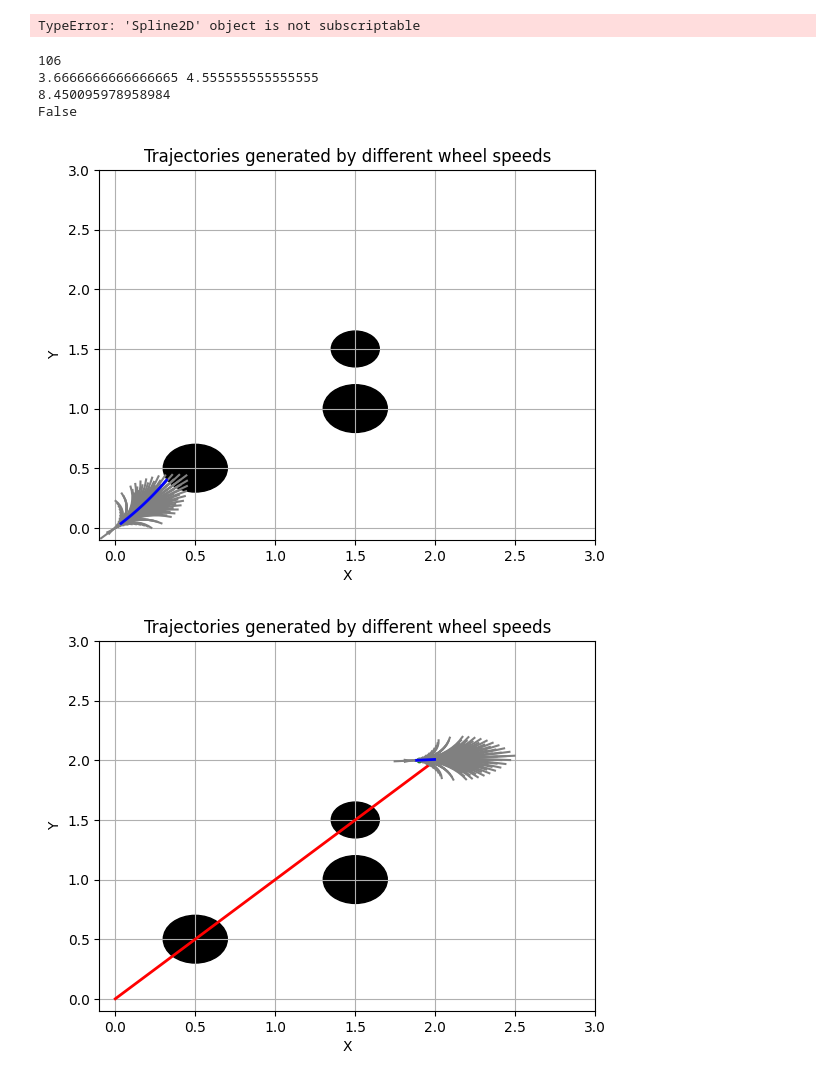
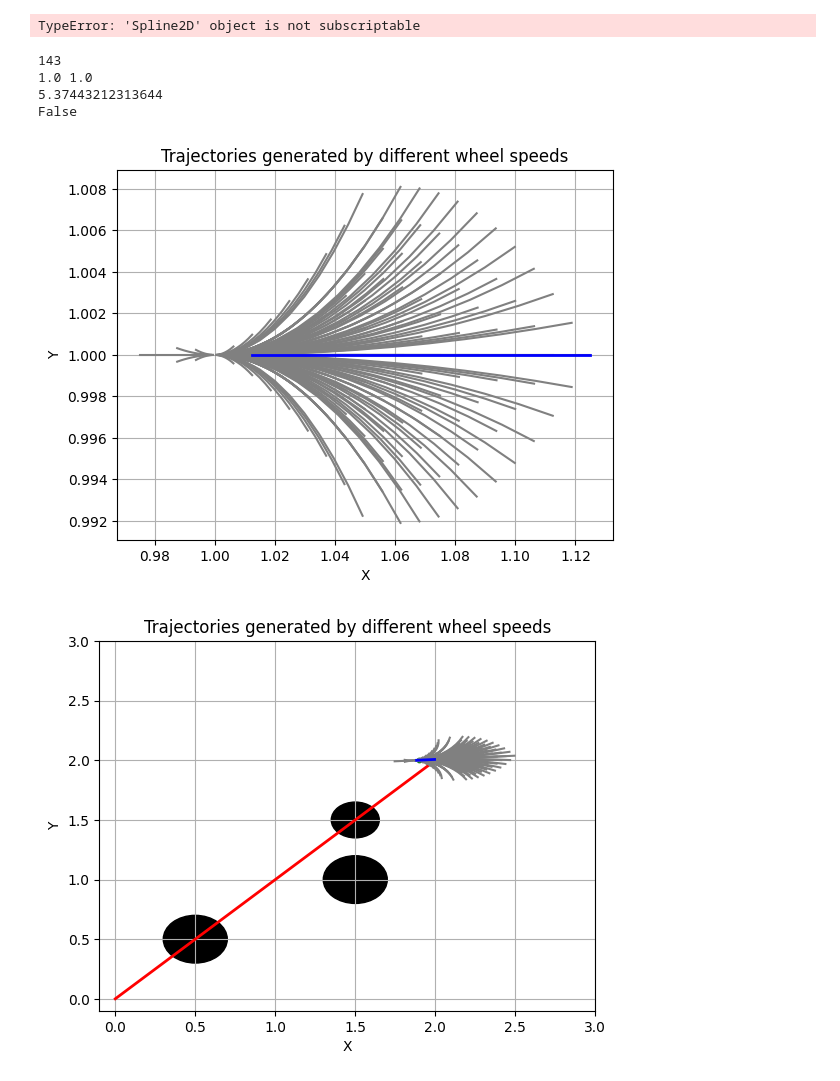
Before and after one commit to SpartanTan/RL-everything, a Jupyter notebook: torh_tutorial/lattic_planner.ipynb, the cells around one changed output. Cells and saved outputs as stored; diff of their text form; code cells hidden in the pictures.

```diff
--- a/torh_tutorial/lattic_planner.ipynb
+++ b/torh_tutorial/lattic_planner.ipynb
@@ -982,7 +982,7 @@ plt.show()
 # %% [output]
 TypeError: 'Spline2D' object is not subscriptable
 # %%
-initial_state = [0.0, 0.0, 0.78]
+initial_state = [1.0, 1.0, 0.0]
 # initial_state = [1.25, 1.5, 0.0]
 # %%
 import matplotlib.pyplot as plt
@@ -991,17 +991,17 @@ from shapely.geometry import Point, LineString
 from IPython.display import display, clear_output
 from RK4 import ATR_RK4
 
-# max speed of ATR, 1m/s
-# 8 rad/s
+# max speed of ATR, 0.1m/s
+# 0.8 rad/s
 
 # Parameters
 # initial_state = [0.0, 0.0, 0.0]  # [x, y, theta]
 
-v_left_set = np.linspace(1.0, 5.0, 10)  # Range of left wheel speeds
-v_right_set = np.linspace(1.0, 5.0, 10)  # Range of right wheel speeds
+v_left_set = np.linspace(0.1, 1.0, 10)  # Range of left wheel speeds
+v_right_set = np.linspace(0.1, 1.0, 10)  # Range of right wheel speeds
 
-v_left_set = np.concatenate(([-1, 0], v_left_set))
-v_right_set = np.concatenate(([-1, 0], v_right_set))
+v_left_set = np.concatenate(([-0.2, 0], v_left_set))
+v_right_set = np.concatenate(([-0.2, 0], v_right_set))
 
 dt = 0.1  # Time step
 N = 10  # Number of steps
@@ -1137,42 +1137,44 @@ optimal_path, optimal_path_index = select_optimal_path(paths)
 plt.plot(optimal_path.x, optimal_path.y, color='blue', linewidth=2)
 print(optimal_path_index, )
 print(optimal_path.v_left, optimal_path.v_right)
 print(optimal_path.cost)
 print(optimal_path.collision)
 
 
 # select_path = 1
 # plt.plot(paths[select_path].x, paths[select_path].y, color='blue', linewidth=2)
 # print(paths[select_path].v_left, paths[select_path].v_right)
 # print(paths[select_path].x[-1], paths[select_path].y[-1])
 # print(paths[select_path].cost)
 # print(paths[select_path].collision)
 
 # closest_point, distance = find_closest_point_on_line(selected_point, ref_path)
 # closest_point_array = np.array(closest_point.coords)[0]
 
 # plt.scatter(*selected_point, color='red', label='Test Point')
 # plt.scatter(*closest_point_array, color='green', label='Closest Point on Line')
 # plt.plot([selected_point[0], closest_point_array[0]], [selected_point[1], closest_point_array[1]], 'k--', label='Shortest Distance')
 
 # plt.plot(ref_path[:, 0], ref_path[:, 1], color='red', linewidth=2)
-for obs in obstacles:
-    circle = plt.Circle((obs[0], obs[1]), obs[2], color='black')
-    plt.gca().add_patch(circle)
 
-plt.xlim(-0.1, 3.0)
-plt.ylim(-0.1, 3.0)
+# for obs in obstacles:
+#     circle = plt.Circle((obs[0], obs[1]), obs[2], color='black')
+#     plt.gca().add_patch(circle)
+
+# plt.xlim(-0.1, 3.0)
+# plt.ylim(-0.1, 3.0)
+
 plt.xlabel('X')
 plt.ylabel('Y')
 plt.title('Trajectories generated by different wheel speeds')
 plt.grid(True)
 plt.show()
 # %% [output]
-106
-3.6666666666666665 4.555555555555555
-8.450095978958984
+143
+1.0 1.0
+5.37443212313644
 False
-[figure, old version]
+[figure, new version]
 # %%
 state = initial_state
 while True:
```
Also changed, not shown: 1 other file.
